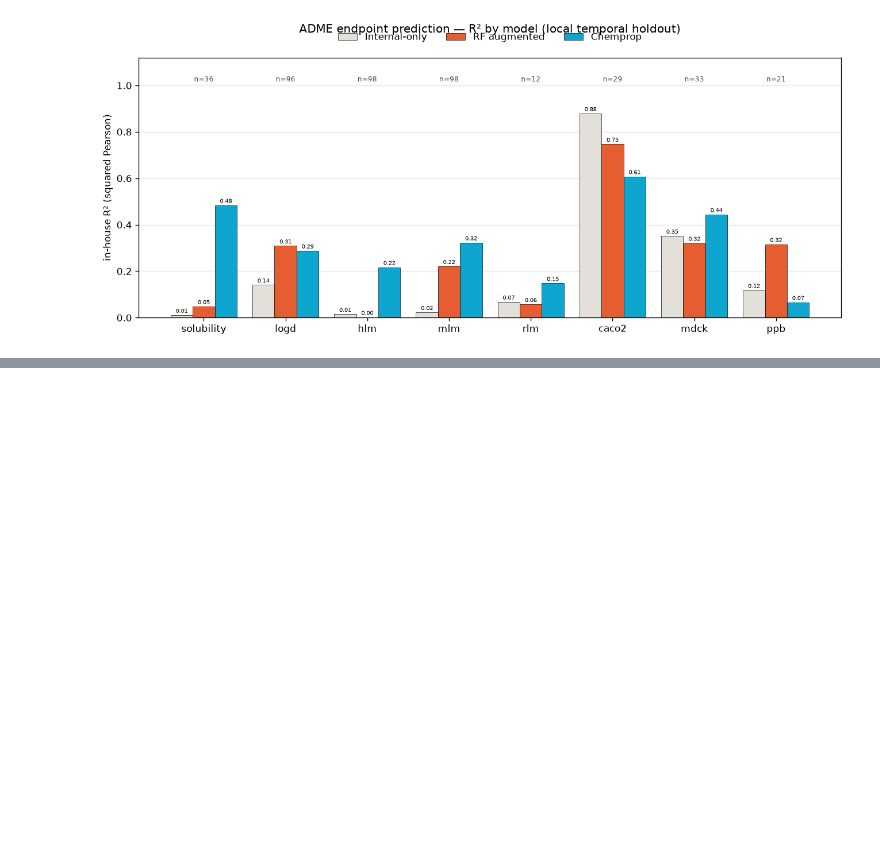
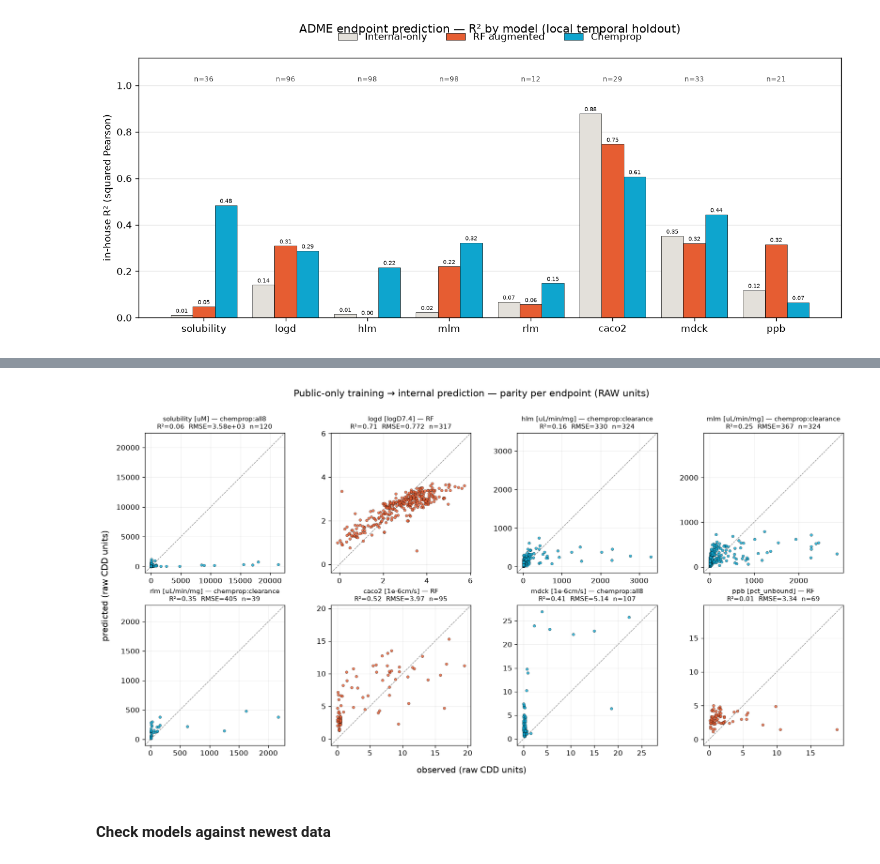
Before and after one commit to gtamo39/ADME_ML, a Jupyter notebook: vignettes/Summary_results.ipynb, the cells around one changed output, grey strips where cells are left out. Saved outputs shown, nothing was run; the diff lists cells and outputs as text; code cells hidden in the pictures; blank space fills up the shorter version.

```diff
--- a/vignettes/Summary_results.ipynb
+++ b/vignettes/Summary_results.ipynb
@@ -164,0 +243,39 @@ parity(ENDPOINT, MODEL, ARM)
+# %%
+## parity: public-only training -> internal prediction, one panel per endpoint (RAW CDD units)
+cfg = yaml.safe_load(open('config/config.yaml')); palette = cfg['SERAC_C']; EPCFG = cfg['ADME_ENDPOINTS']
+res = pd.read_csv('output/predictions_runs/summary_public_to_internal.csv')
+INV = {'identity': lambda y: y, 'log10': lambda y: 10.0 ** y,       # -> raw CDD unit
+       'logit_pct': lambda y: 100.0 / (1.0 + 10.0 ** (-y))}         # -> % unbound
+
+def _pub_path(ep, winner):                                          # winner: 'RF' | 'chemprop:<grouping>'
+    if winner == 'RF':
+        return f'output/predictions_runs/{ep}/pred_public_only.parquet', palette['ember']
+    grp = winner.split(':')[1]
+    return f'output/predictions_runs_chemprop/{ep}/pred_{grp}_publiconly.parquet', palette['azure']
+
+fig, axes = plt.subplots(2, 4, figsize=(15, 7.5), dpi=120)
+for ax, (_, row) in zip(axes.ravel(), res.iterrows()):
+    ep, winner = row['endpoint'], row['winner']
+    p, color = _pub_path(ep, winner)
+    if not os.path.exists(p):
+        ax.text(0.5, 0.5, f'{ep}\n(missing)', ha='center', va='center'); ax.set_axis_off(); continue
+    t, unit = EPCFG[ep]['transform'], EPCFG[ep]['unit']
+    d = pd.read_parquet(p).dropna(subset=['real_y', 'pred_y'])
+    yo, yp = INV[t](d['real_y'].to_numpy()), INV[t](d['pred_y'].to_numpy())   # back to raw units
+    r2 = stats_tools.rsquared(yo, yp)                               # NOTE: raw-space Pearson r2 is leverage-dominated (see wiki)
+    rmse = float(np.sqrt(((yo - yp) ** 2).mean()))
+    lo, hi = min(yo.min(), yp.min()), max(yo.max(), yp.max())
+    pad = 0.05 * (hi - lo) or 0.5; lo, hi = lo - pad, hi + pad
+    ax.plot([lo, hi], [lo, hi], '--', lw=0.8, c='#888', zorder=0)
+    ax.scatter(yo, yp, s=14, c=color, edgecolor='black', linewidth=0.3, alpha=0.8)
+    ax.set_xlim(lo, hi); ax.set_ylim(lo, hi); ax.set_aspect('equal')
+    ax.locator_params(axis='both', nbins=6)                         # round linear ticks (0, 10, 20, ...)
+    ax.set_title(f'{ep} [{unit}] — {winner}\nR\u00b2={r2:.2f}  RMSE={rmse:.3g}  n={len(d)}', fontsize=9)
+    ax.grid(alpha=0.2); ax.set_axisbelow(True)
+fig.supxlabel('observed (raw CDD units)'); fig.supylabel('predicted (raw CDD units)')
+fig.suptitle('Public-only training \u2192 internal prediction \u2014 parity per endpoint (RAW units)', y=1.01, fontsize=13)
+plt.tight_layout(); plt.show()
+# %% [output]
+[figure, added]
+# %% [markdown]
+#### Check models against newest data
```
Also changed, not shown: parts of 53 cells of this notebook, 24 other files.
